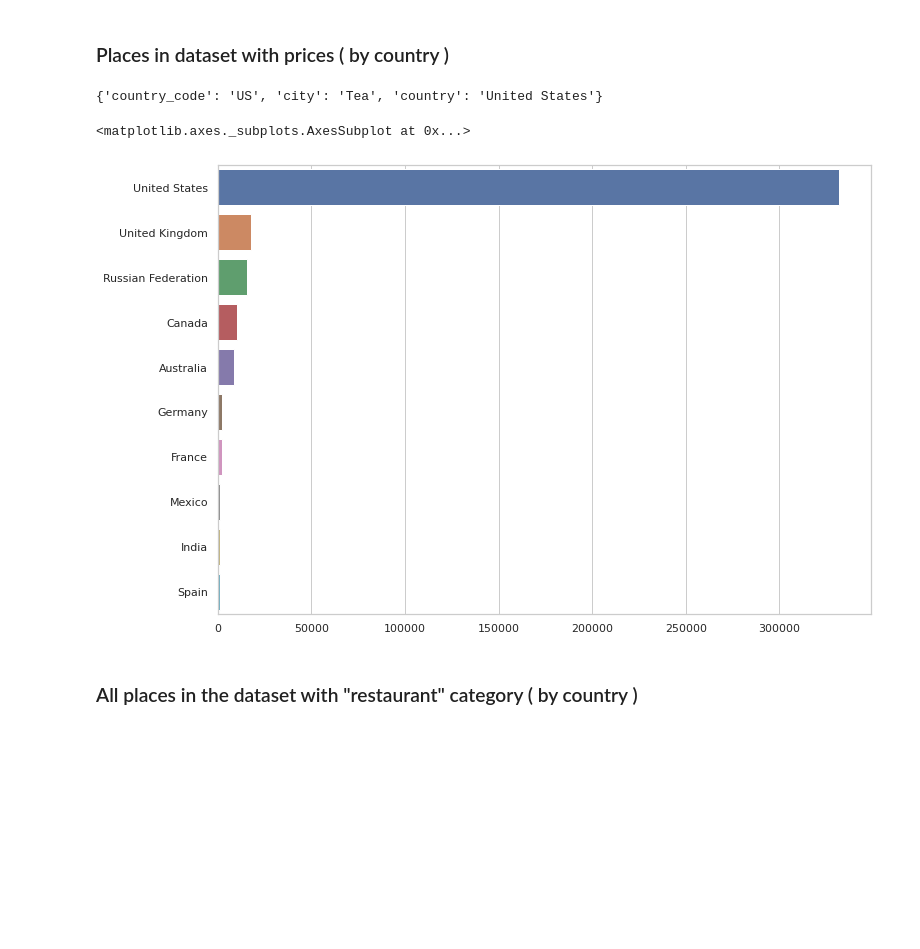
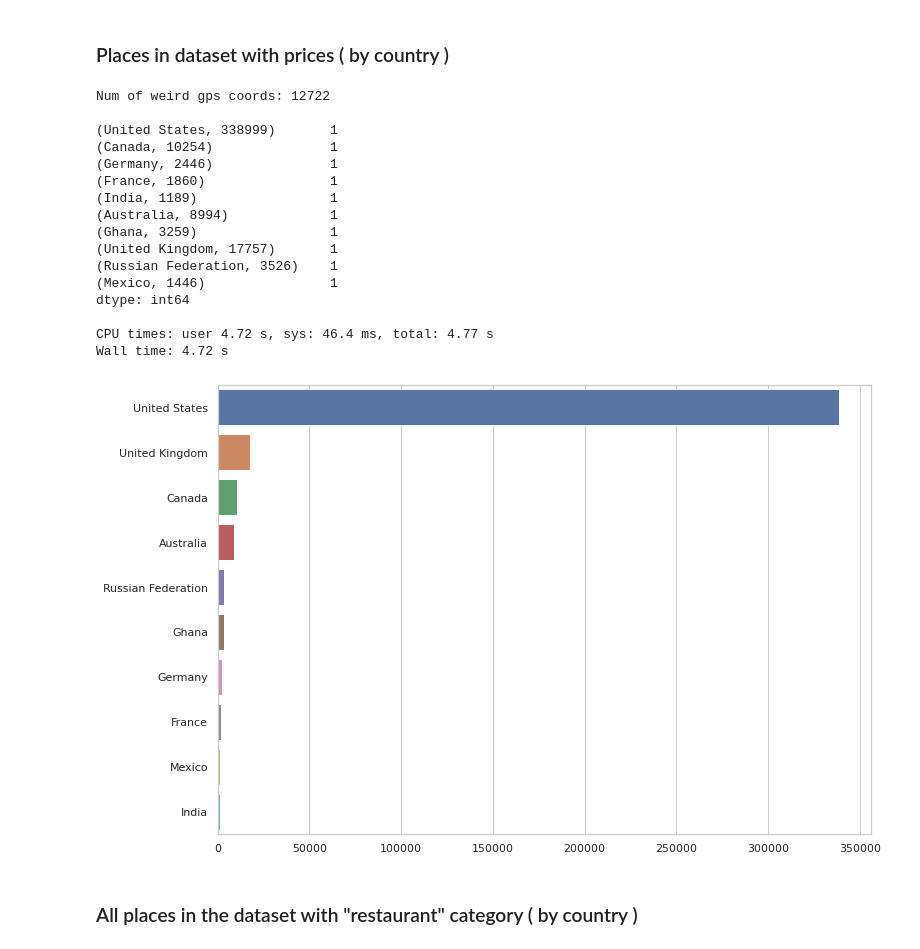
Before and after one commit to Huang-W/google-local-reviews, a Jupyter notebook: places_eda.ipynb, the cells around one changed output. Cells and saved outputs as stored; diff of their text form; code cells hidden in the pictures; blank space fills up the shorter version.

```diff
--- a/places_eda.ipynb
+++ b/places_eda.ipynb
@@ -174,24 +198,54 @@ rows without gps coords:  26951
 # %% [markdown]
 ### Places in dataset with prices ( by country )
-# %%
-# drop any rows without gps or prices
-gps_prices_series = df.dropna(subset=['gps', 'price'])
-
-gps_prices_coords_list = gps_prices_series['gps'].to_list()
-city_states_prices_list = reverse_geocode.search(gps_prices_coords_list)
-print(city_states_prices_list[0])
-
-countries_prices_counter = Counter([city_state['country'] for city_state in city_states_prices_list])
-
-top_countries_with_prices_list = sorted(countries_with_prices.most_common(10), key=itemgetter(1), reverse=True)
-
-top_countries_with_prices_list_y = [country for country, _ in top_countries_with_prices_list]
-top_countries_with_prices_list_x = [places for _, places in top_countries_with_prices_list]
-sns.barplot(y=top_countries_with_prices_list_y, x=top_countries_with_prices_list_x)
-# %% [output]
-{'country_code': 'US', 'city': 'Tea', 'country': 'United States'}
-<matplotlib.axes._subplots.AxesSubplot at 0x...>
-[figure, removed]
+# %%
+%%time
+# rows with both gps and price
+gps_prices_series = df.dropna(subset=['gps', 'price'])
+
+# eval string to array
+intermediate = gps_prices_series['gps'].map(eval)
+
+# weird gps coords
+weird = [g for g in intermediate if abs(g[0]) > 90 and abs(g[1]) > 180]
+print(f'Num of weird gps coords: {len(weird)}\n')
+
+# scale weird coords to standard lat, long
+listOfCoords = intermediate.map(scale_coords).to_list()
+listOfCities = reverse_geocode.search(listOfCoords)
+
+# count by country
+countryCount = Counter([cityState['country'] for cityState in listOfCities])
+
+# top 10 countries with places registered on google
+topCountries = sorted(countryCount.most_common(10), key=itemgetter(1), reverse=True)
+topCountriesSeries = pd.Series(topCountries)
+print(topCountriesSeries.value_counts(),'\n')
+
+
+y_axis = [country for country, _ in topCountries]
+x_axis = [places for _, places in topCountries]
+sns.barplot(y=y_axis, x=x_axis)
+
+del x_axis, y_axis, topCountriesSeries, topCountries, countryCount, weird, intermediate, gps_prices_series
+# del listOfCoords, listOfCities
+# %% [output]
+Num of weird gps coords: 12722
+
+(United States, 338999)       1
+(Canada, 10254)               1
+(Germany, 2446)               1
+(France, 1860)                1
+(India, 1189)                 1
+(Australia, 8994)             1
+(Ghana, 3259)                 1
+(United Kingdom, 17757)       1
+(Russian Federation, 3526)    1
+(Mexico, 1446)                1
+dtype: int64
+
+CPU times: user 4.72 s, sys: 46.4 ms, total: 4.77 s
+Wall time: 4.72 s
+[figure, added]
 # %% [markdown]
 ### All places in the dataset with "restaurant" category ( by country )
 # %%
```
Also changed, not shown: parts of 17 cells of this notebook, 1 other file.
